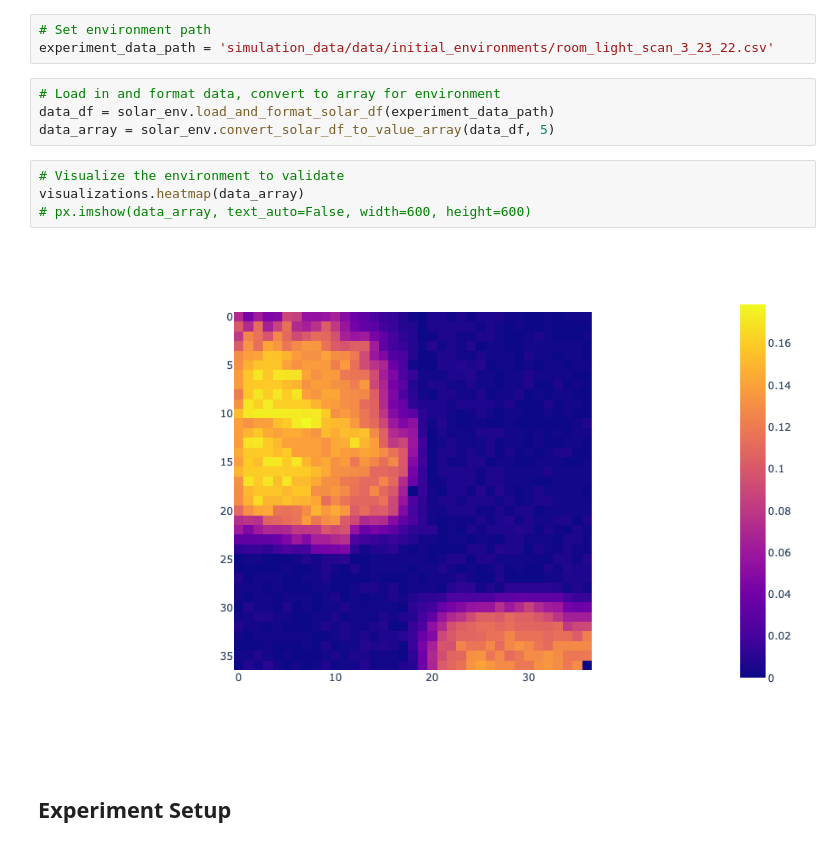
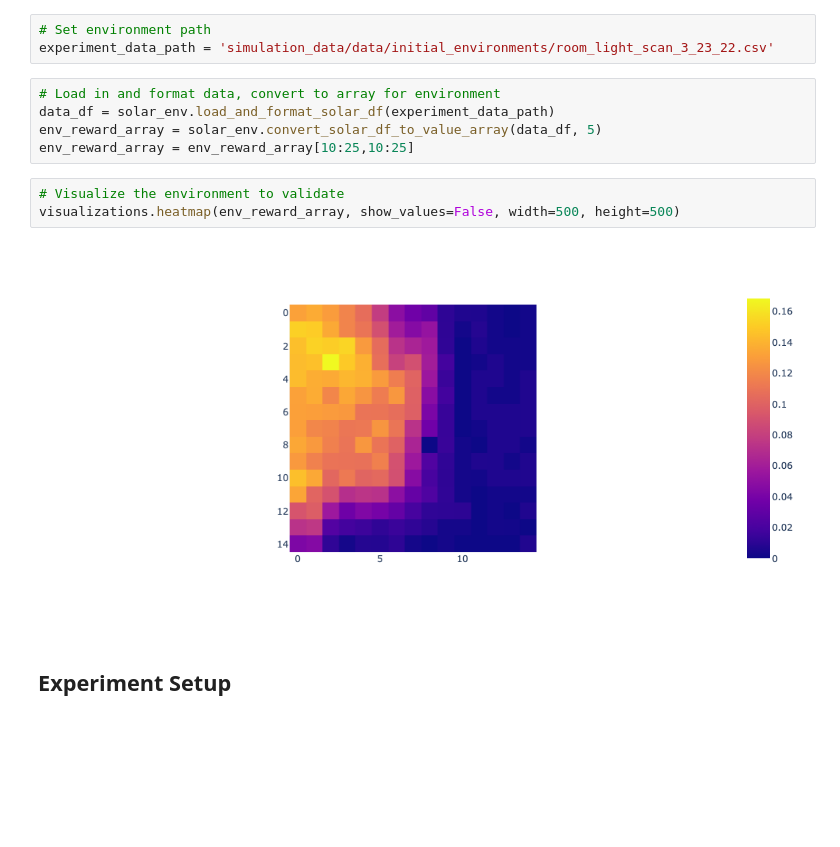
Before and after one commit to jogrady23/rl-solar, a Jupyter notebook: rl_agent/rl_agent.ipynb, the cells around one changed output. Cells and saved outputs as stored; diff of their text form; blank space fills up the shorter version.

```diff
--- a/rl_agent/rl_agent.ipynb
+++ b/rl_agent/rl_agent.ipynb
@@ -227,13 +229,13 @@ experiment_data_path = 'simulation_data/data/initial_environments/room_light_sca
 # %%
 # Load in and format data, convert to array for environment
 data_df = solar_env.load_and_format_solar_df(experiment_data_path)
-data_array = solar_env.convert_solar_df_to_value_array(data_df, 5)
+env_reward_array = solar_env.convert_solar_df_to_value_array(data_df, 5)
+env_reward_array = env_reward_array[10:25,10:25]
 # %%
 # Visualize the environment to validate
-visualizations.heatmap(data_array)
-# px.imshow(data_array, text_auto=False, width=600, height=600)
+visualizations.heatmap(env_reward_array, show_values=False, width=500, height=500)
 # %% [output]
-[figure, old version]
+[figure, new version]
 # %% [markdown]
 ## Experiment Setup
 # %% [markdown]
```
Also changed, not shown: parts of 18 cells of this notebook, 25 other files.
